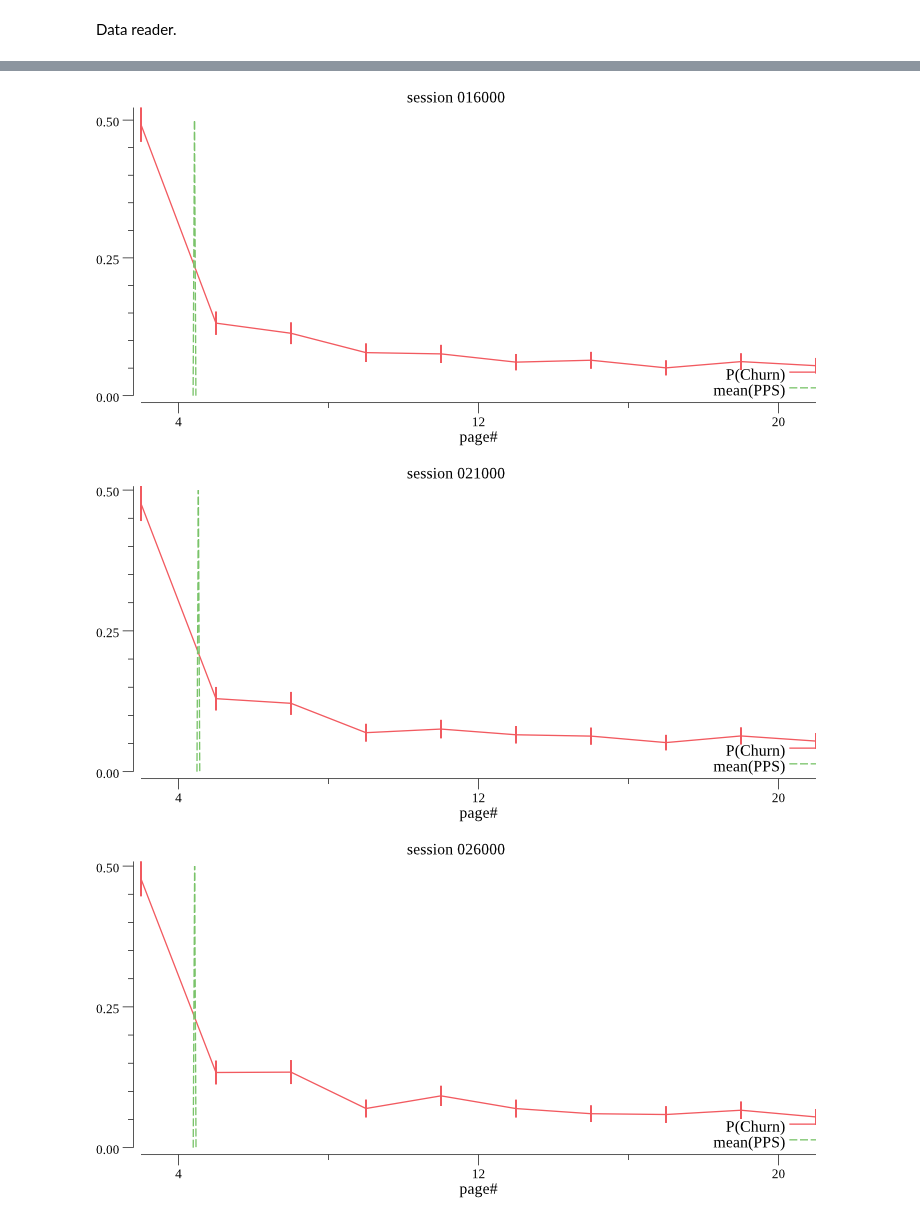
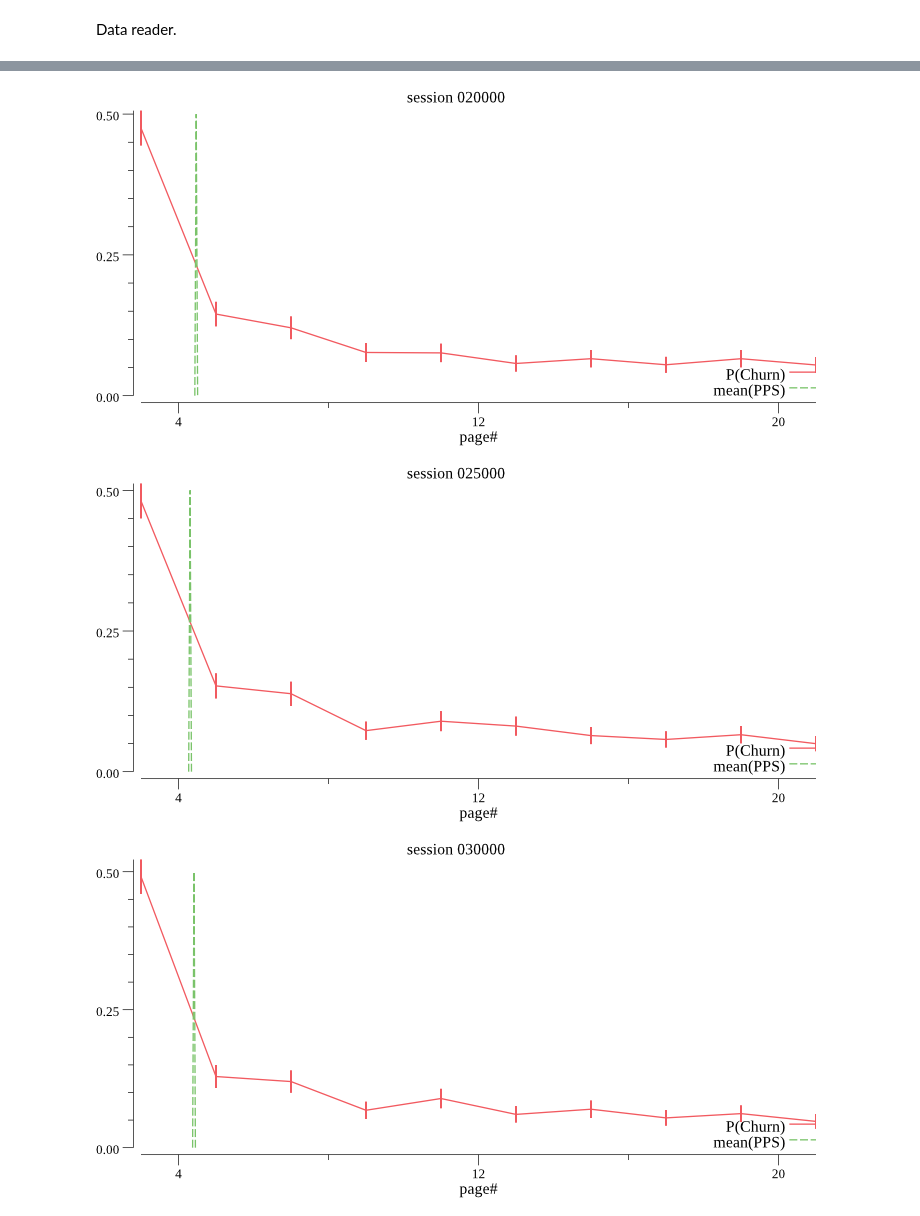
Before and after one commit to dtolpin/pps, a Jupyter notebook: notebooks/plot.ipynb, the cells around one changed output, grey strips where cells are left out. Saved outputs shown, nothing was run; the diff lists cells and outputs as text; code cells hidden in the pictures.

```diff
--- a/notebooks/plot.ipynb
+++ b/notebooks/plot.ipynb
@@ -39,8 +39,4 @@ for i :=0;; i ++ {
         fmt.Println(err)
     }
     plotdata = append(plotdata, record)
-
-    if i % 10 == 0 {
-        fmt.Printf("%04d: %v\n", i, record)
-    }
 }
@@ -102,7 +91,7 @@ const STEP = 5
 for i, record := range plotdata[1:] {
     p, err := plot.New()
 
-    if i % STEP != 0 {
+    if (i + 1) % STEP != 0 {
         continue
     }
 
@@ -131,3 +120,3 @@ for i, record := range plotdata[1:] {
-[figure, old version]
+[figure, new version]
-[figure, old version]
+[figure, new version]
-[figure, old version]
+[figure, new version]
```
Also changed, not shown: parts of 2 cells of this notebook.
